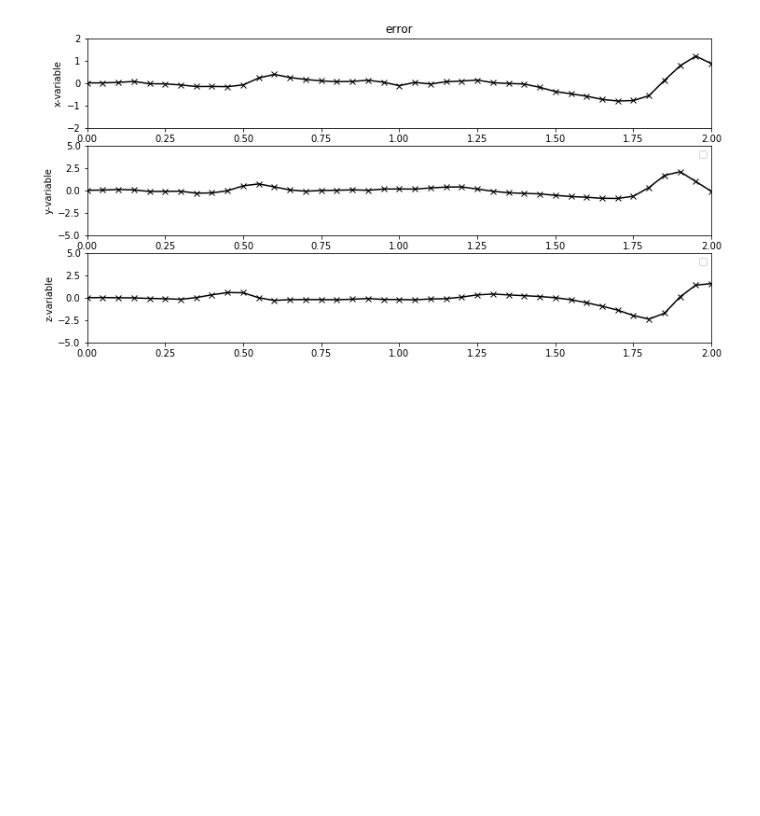
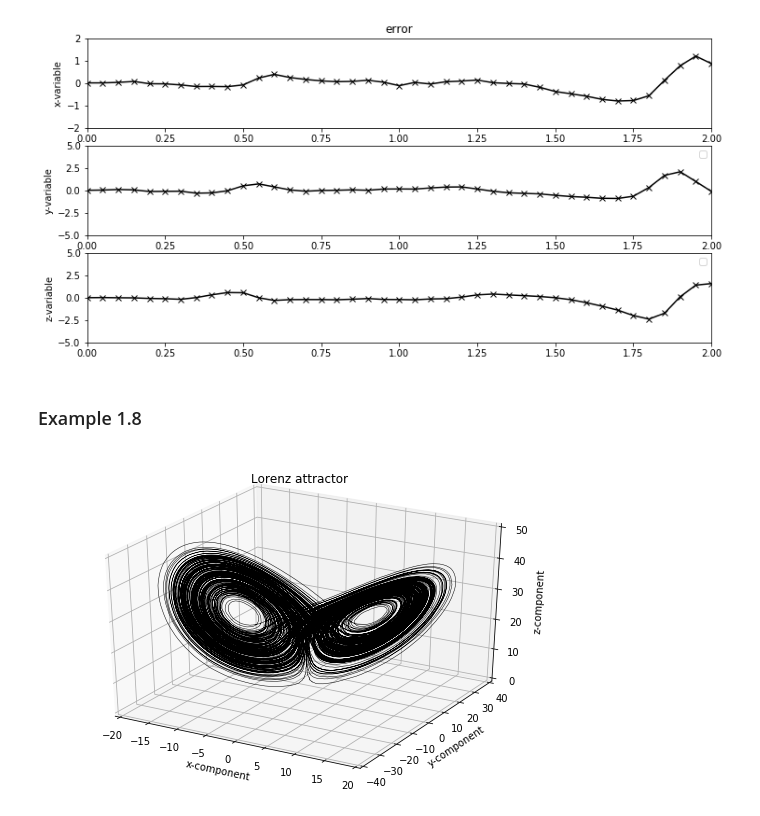
Before and after one commit to ray-chew/probabilistic_forecasting_examples, a Jupyter notebook: Chapter 1.ipynb, the cells around one changed output. Drawn from its saved outputs; the diff is of its cells as text; code cells hidden in the pictures; blank space fills up the shorter version.

```diff
--- a/Chapter 1.ipynb
+++ b/Chapter 1.ipynb
@@ -375,3 +375,5 @@ ax.legend()
 plt.show()
 # %% [output]
 [figure]
+# %% [markdown]
+### Example 1.8
@@ -377,0 +454,15 @@ plt.show()
+# %%
+fig10 = plt.figure(figsize=(9,6))
+ax = plt.axes(projection='3d')
+ax.plot3D(res[:,1],res[:,2],res[:,3], 'k', linewidth=0.5)
+ax.set_xlabel('x-component')
+ax.set_ylabel('y-component')
+ax.set_zlabel('z-component')
+ax.set_title('Lorenz attractor')
+
+ax.set_xlim(-20,20)
+ax.set_ylim(-40,40)
+ax.set_zlim(0,50)
+plt.show()
+# %% [output]
+[figure, added]
```
Also changed, not shown: parts of 6 cells of this notebook.
